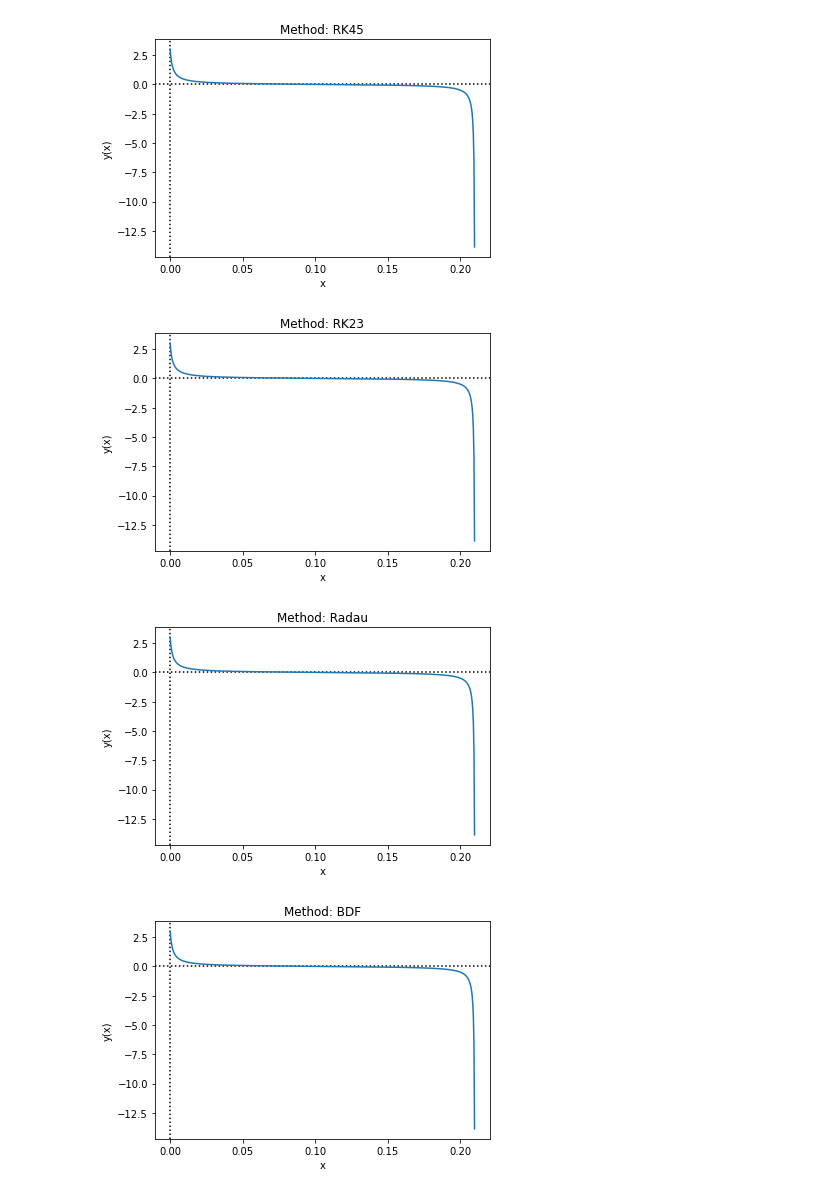
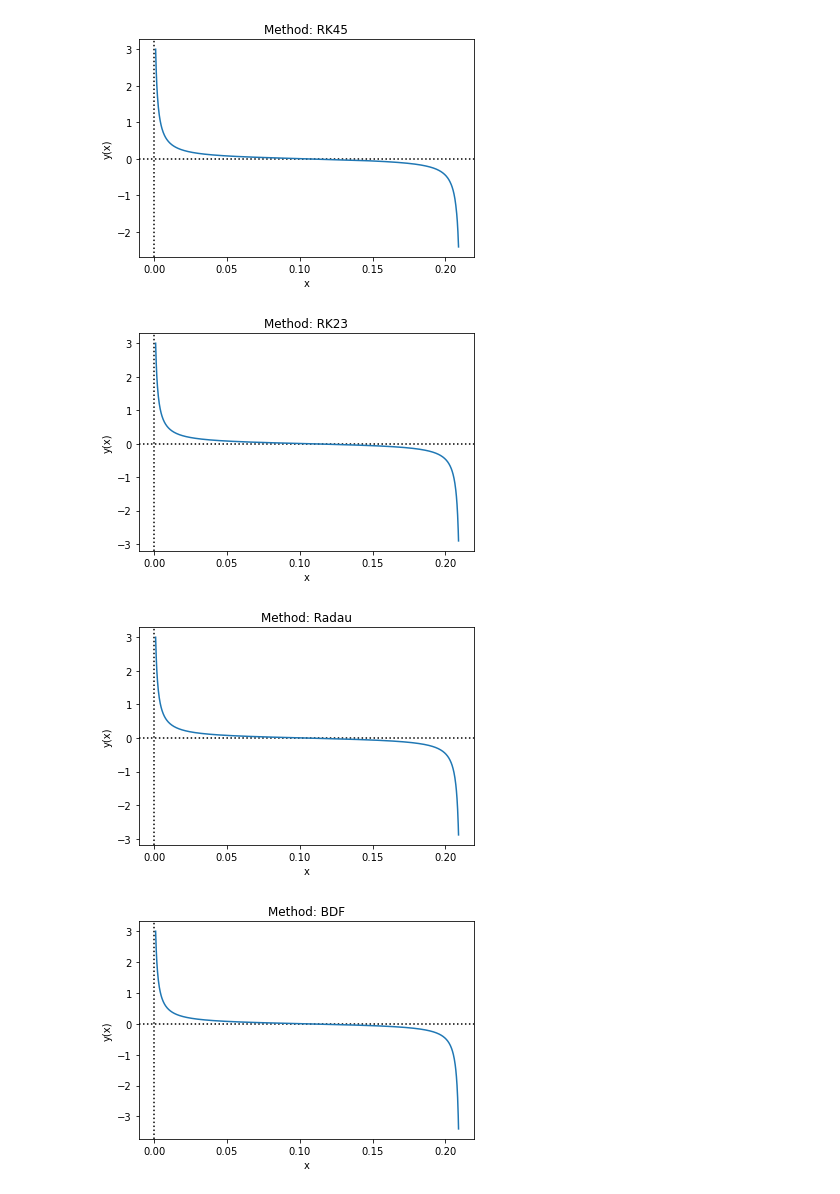
Before and after one commit to bemc22/TareasCursos20B, a Jupyter notebook: Codigos/ejercicios/de_exercise.ipynb, the cells around one changed output. Cells and saved outputs as stored; diff of their text form; code cells hidden in the pictures.

```diff
--- a/Codigos/ejercicios/de_exercise.ipynb
+++ b/Codigos/ejercicios/de_exercise.ipynb
@@ -13,26 +13,29 @@ def Ecuacdif(x, y):
 y0 = 3
 
 # x points
-x = np.linspace(0, 0.4, 1000)
+
+offset = 9e-3
+x1 , x2 = 1e-3, 0.2 + offset
+x = np.linspace(x1, x2, 1000)
 # %%
 methods = ['RK45', 'RK23', 'Radau', 'BDF', 'LSODA']
 
 for method in methods:
     # solve DE
-    sol = solve_ivp(Ecuacdif, [0, 0.4], [y0], t_eval=x, atol=1e-15, method='RK45')
+    sol = solve_ivp(Ecuacdif, [x1, x2], [y0], t_eval=x, atol=1e-15, method=method)
 
     # plot results
     plt.axhline(y=0, color='k', linestyle=':')
     plt.axvline(x=0, color='k', linestyle=':')
     plt.plot(sol.t, sol.y[0])
     plt.title(f'Method: {method}')
     plt.xlabel('x')
     plt.ylabel('y(x)')
     plt.show()
 
 print('Fin')
 # %% [output]
-[figure, old version]
+[figure, new version]
-[figure, old version]
+[figure, new version]
-[figure, old version]
+[figure, new version]
-[figure, old version]
+[figure, new version]
```
Also changed, not shown: parts of 1 cell of this notebook.
